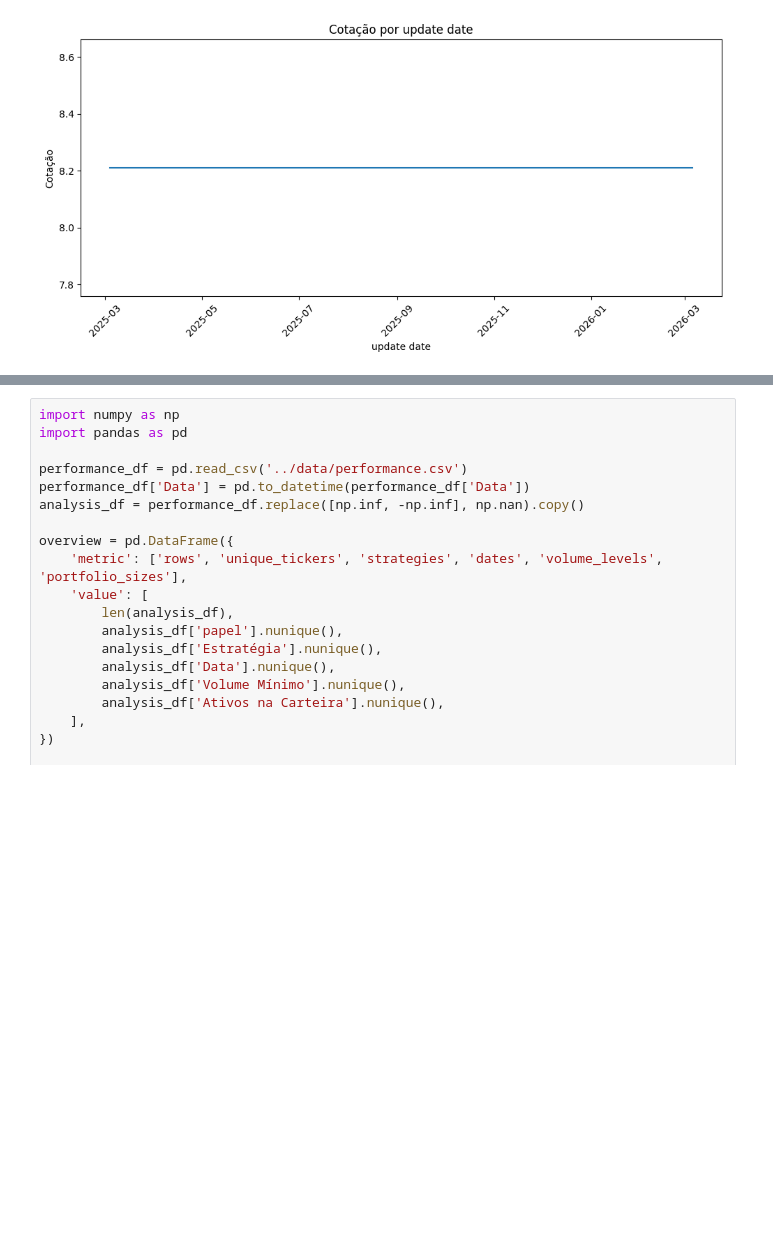
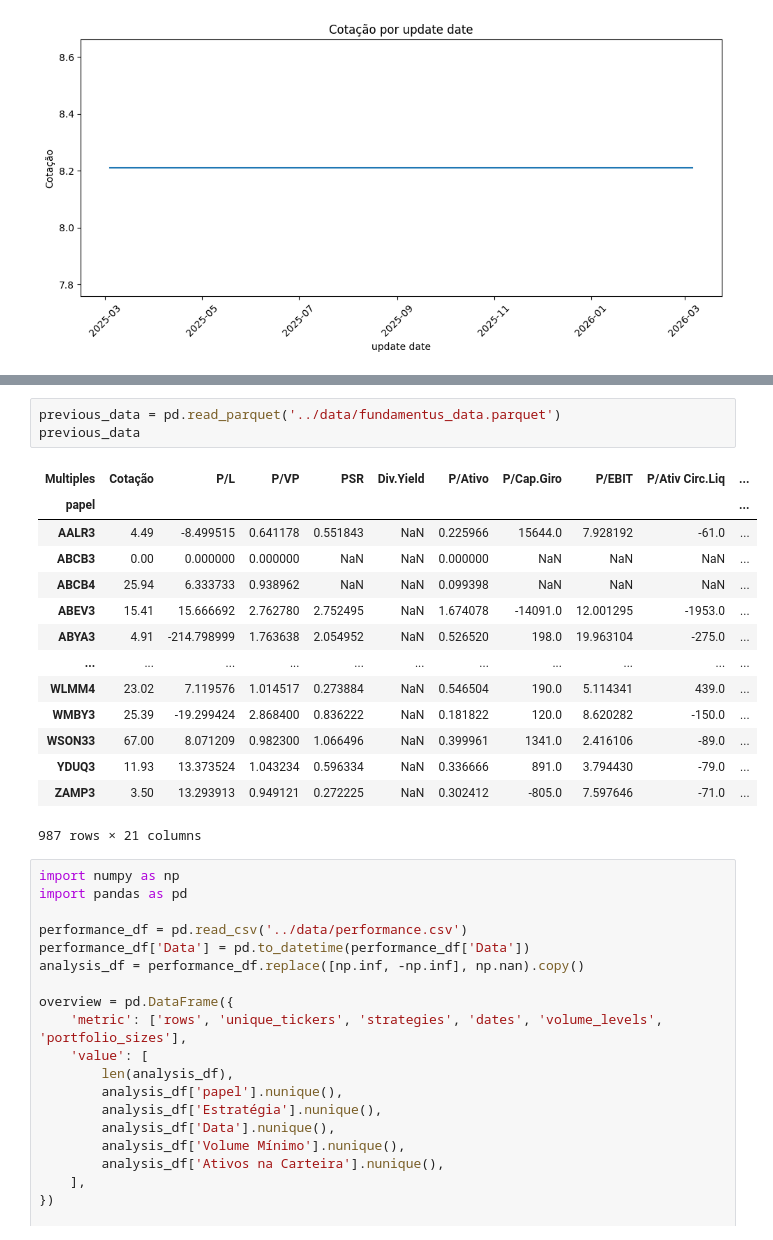
Before and after one commit to gusascorrea/magic_app, a Jupyter notebook: notebooks/testes.ipynb, the cells around one changed output, grey strips where cells are left out. Cells and saved outputs as stored; diff of their text form; blank space fills up the shorter version.

Commit message:
fundamentus data from get_papel

```diff
--- a/notebooks/testes.ipynb
+++ b/notebooks/testes.ipynb
@@ -276,3 +277,21 @@ Tickers sem detalhes: 8
+# %%
+previous_data = pd.read_parquet('../data/fundamentus_data.parquet')
+previous_data
+# %% [output]
+| Multiples | Cotação | P/L | P/VP | PSR | Div.Yield | P/Ativo | P/Cap.Giro | P/EBIT | P/Ativ Circ.Liq | ... |
+| papel |  |  |  |  |  |  |  |  |  | ... |
+| AALR3 | 4.49 | -8.499515 | 0.641178 | 0.551843 | NaN | 0.225966 | 15644.0 | 7.928192 | -61.0 | ... |
+| ABCB3 | 0.00 | 0.000000 | 0.000000 | NaN | NaN | 0.000000 | NaN | NaN | NaN | ... |
+| ABCB4 | 25.94 | 6.333733 | 0.938962 | NaN | NaN | 0.099398 | NaN | NaN | NaN | ... |
+| ABEV3 | 15.41 | 15.666692 | 2.762780 | 2.752495 | NaN | 1.674078 | -14091.0 | 12.001295 | -1953.0 | ... |
+| ABYA3 | 4.91 | -214.798999 | 1.763638 | 2.054952 | NaN | 0.526520 | 198.0 | 19.963104 | -275.0 | ... |
+| ... | ... | ... | ... | ... | ... | ... | ... | ... | ... | ... |
+| WLMM4 | 23.02 | 7.119576 | 1.014517 | 0.273884 | NaN | 0.546504 | 190.0 | 5.114341 | 439.0 | ... |
+| WMBY3 | 25.39 | -19.299424 | 2.868400 | 0.836222 | NaN | 0.181822 | 120.0 | 8.620282 | -150.0 | ... |
+| WSON33 | 67.00 | 8.071209 | 0.982300 | 1.066496 | NaN | 0.399961 | 1341.0 | 2.416106 | -89.0 | ... |
+| YDUQ3 | 11.93 | 13.373524 | 1.043234 | 0.596334 | NaN | 0.336666 | 891.0 | 3.794430 | -79.0 | ... |
+| ZAMP3 | 3.50 | 13.293913 | 0.949121 | 0.272225 | NaN | 0.302412 | -805.0 | 7.597646 | -71.0 | ... |
+987 rows × 21 columns
 # %%
 import numpy as np
 import pandas as pd
```
Also changed, not shown: parts of 1 cell of this notebook, 3 other files.
